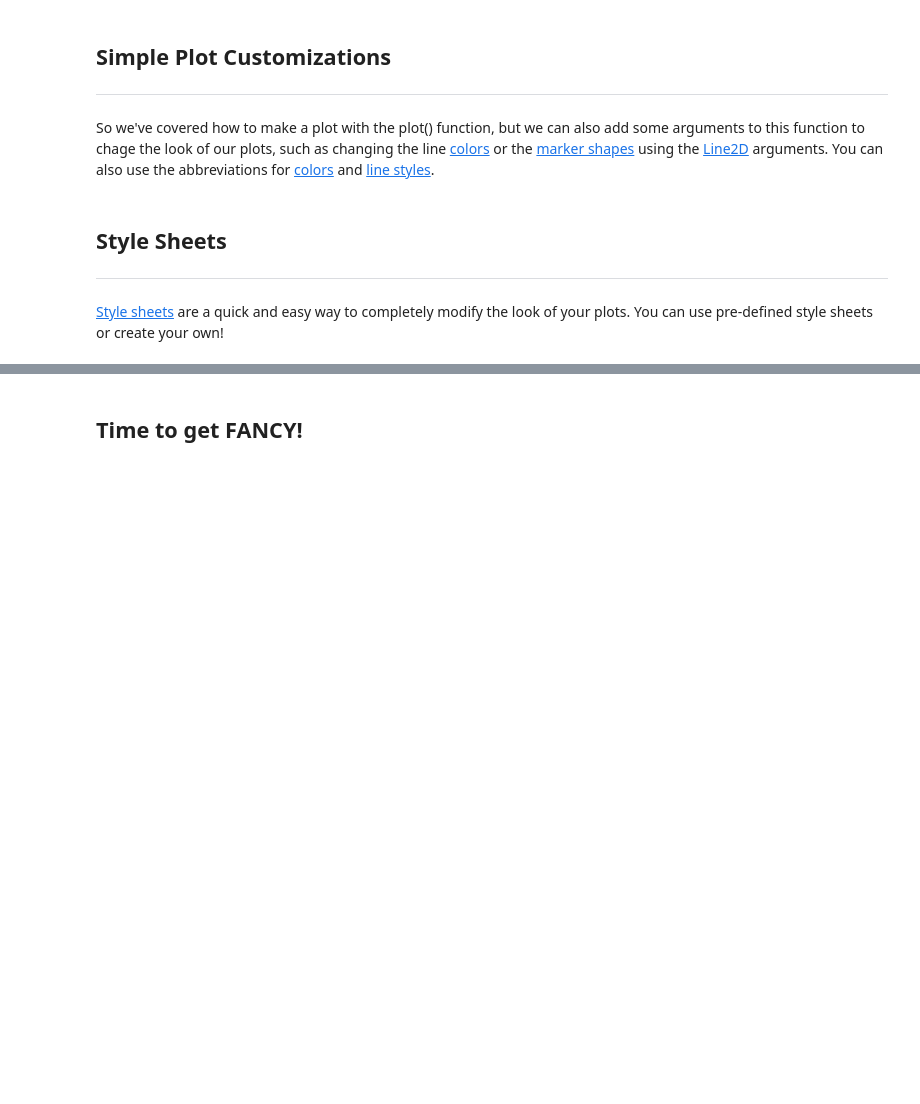
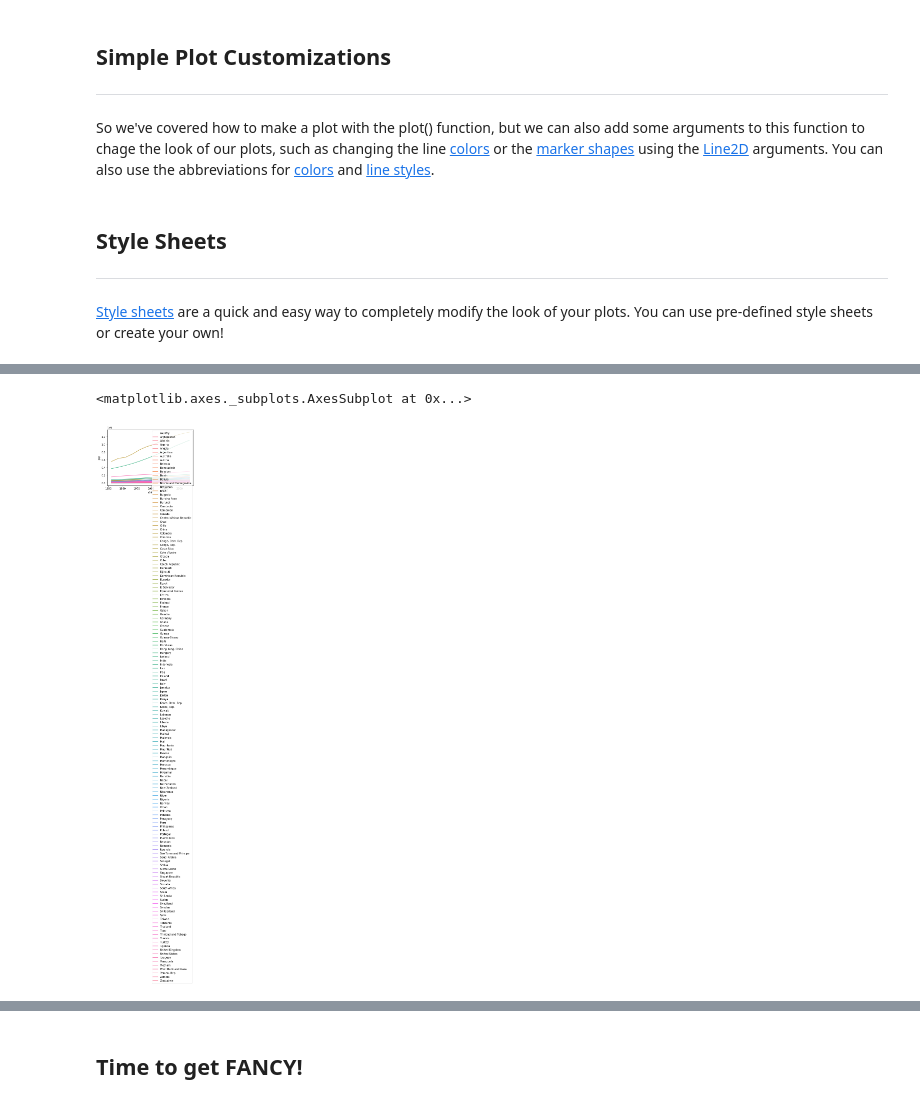
Before and after one commit to marskar/biof309_fall2018, a Jupyter notebook: 2019-11-15/Matplotlib-Data-Visualization_Complete_181115.ipynb, the cells around one changed output, grey strips where cells are left out. Saved outputs shown, nothing was run; the diff lists cells and outputs as text; code cells hidden in the pictures; blank space fills up the shorter version.

```diff
--- a/2019-11-15/Matplotlib-Data-Visualization_Complete_181115.ipynb
+++ b/2019-11-15/Matplotlib-Data-Visualization_Complete_181115.ipynb
@@ -192,13 +185,7 @@ plt.plot(x,y)
 # %%
 # solution
 
-# first make a folder in your working directory called "images"
-# this can be done in python using the os library
-import os
-os.mkdir('images')
-
 # "plt.style.available" generates a list to iterate through
-
 for i in plt.style.available:
     # check the state of i
     print(i)
@@ -209,7 +196,7 @@ for i in plt.style.available:
     y = [1,4,9,16]
     plt.plot(x,y)
     # create plot filename that changes with i
-    file_name = str('images/'+i+'.png')
+    file_name = str(f'fig_styles/{i}')
     # save the plot
     plt.savefig(file_name)
 # %% [markdown]
@@ -224,0 +252,6 @@ df.sample(5)
+# %%
+# making a line graph with Seaborn
+sns.lineplot(x='year', y='pop', hue='country',data=df)
+# %% [output]
+<matplotlib.axes._subplots.AxesSubplot at 0x...>
+[figure, added]
```
Also changed, not shown: parts of 30 cells of this notebook, 20 other files.
